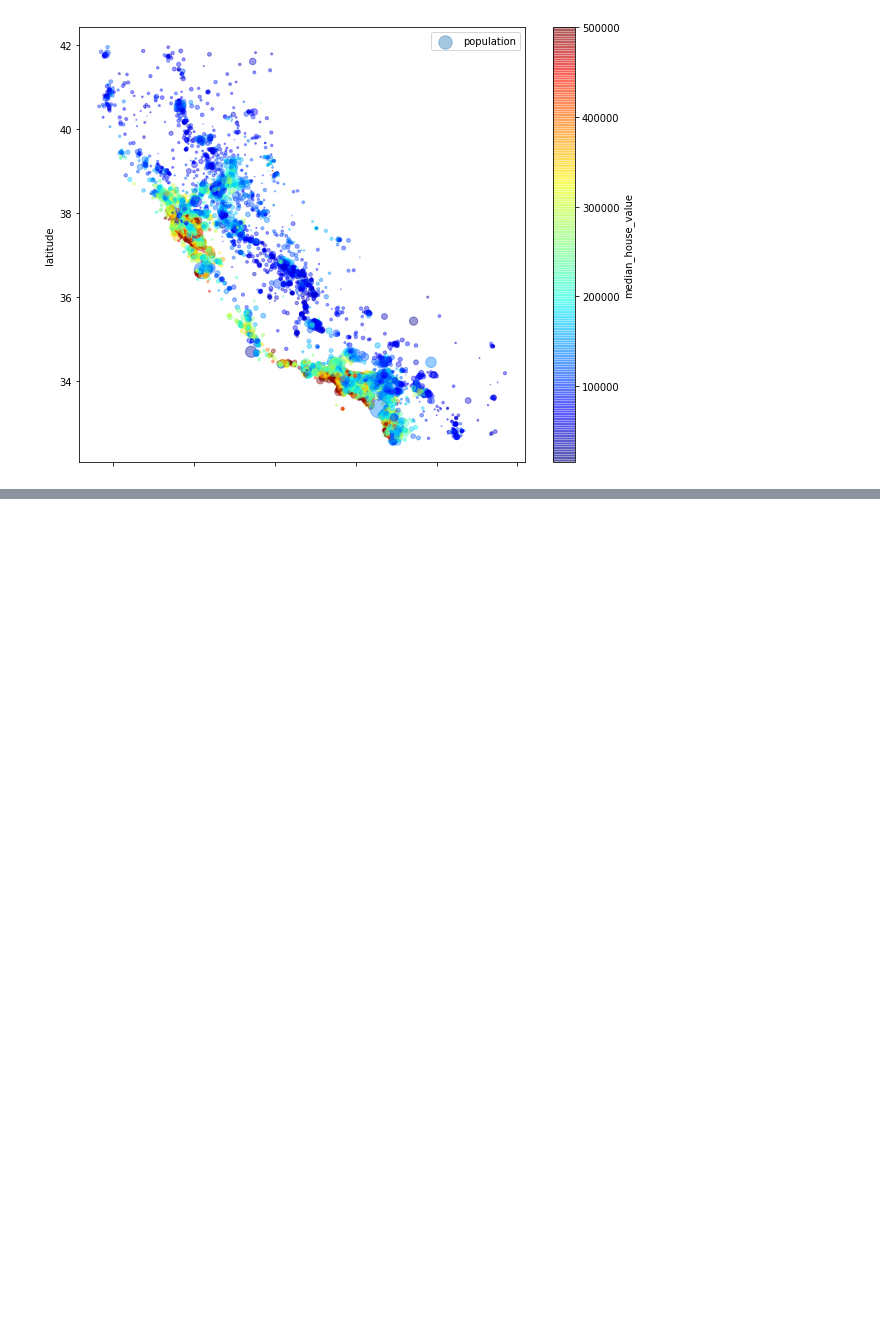
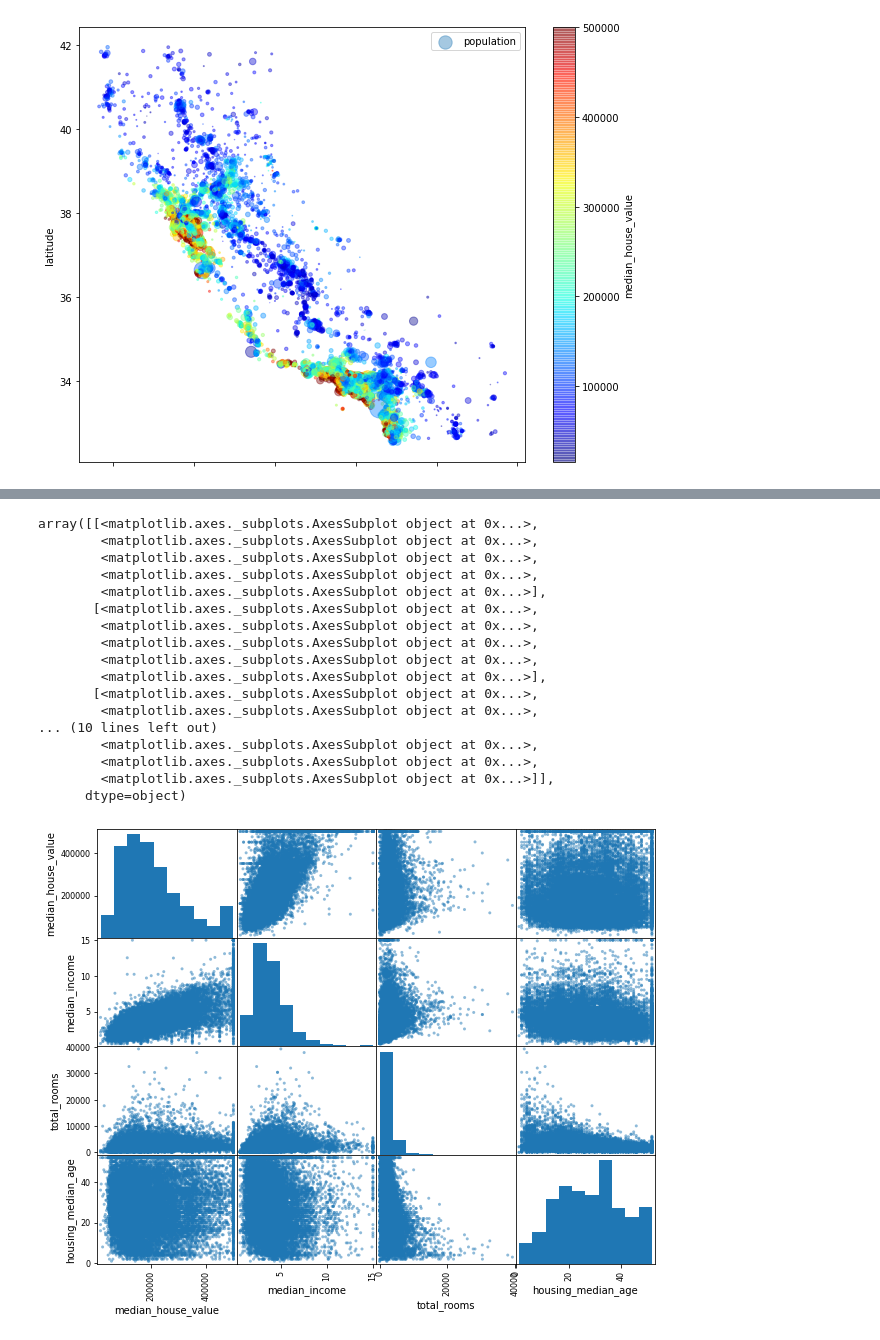
Before and after one commit to gkjunior/machine_learning_sklearn_keras_tf2, a Jupyter notebook: 00_Zweite_erste_schritte.ipynb, the cells around one changed output, grey strips where cells are left out. Drawn from its saved outputs; the diff is of its cells as text; code cells hidden in the pictures; blank space fills up the shorter version.

```diff
--- a/00_Zweite_erste_schritte.ipynb
+++ b/00_Zweite_erste_schritte.ipynb
@@ -319,0 +336,26 @@ plt.legend()
+# %%
+from pandas.plotting import scatter_matrix
+attrib_a = ["median_house_value","median_income","total_rooms","housing_median_age"]
+scatter_matrix(housing[attrib_a], figsize = (10,8))
+
+attrib_b = ["median_house_value","households","total_bedrooms","total_rooms","population"]
+scatter_matrix(housing[attrib_b], figsize = (10,8))
+# %% [output]
+array([[<matplotlib.axes._subplots.AxesSubplot object at 0x...>,
+        <matplotlib.axes._subplots.AxesSubplot object at 0x...>,
+        <matplotlib.axes._subplots.AxesSubplot object at 0x...>,
+        <matplotlib.axes._subplots.AxesSubplot object at 0x...>,
+        <matplotlib.axes._subplots.AxesSubplot object at 0x...>],
+       [<matplotlib.axes._subplots.AxesSubplot object at 0x...>,
+        <matplotlib.axes._subplots.AxesSubplot object at 0x...>,
+        <matplotlib.axes._subplots.AxesSubplot object at 0x...>,
+        <matplotlib.axes._subplots.AxesSubplot object at 0x...>,
+        <matplotlib.axes._subplots.AxesSubplot object at 0x...>],
+       [<matplotlib.axes._subplots.AxesSubplot object at 0x...>,
+        <matplotlib.axes._subplots.AxesSubplot object at 0x...>,
+... (10 lines left out)
+        <matplotlib.axes._subplots.AxesSubplot object at 0x...>,
+        <matplotlib.axes._subplots.AxesSubplot object at 0x...>,
+        <matplotlib.axes._subplots.AxesSubplot object at 0x...>]],
+      dtype=object)
+[figure, added]
```
Also changed, not shown: parts of 10 cells of this notebook.
